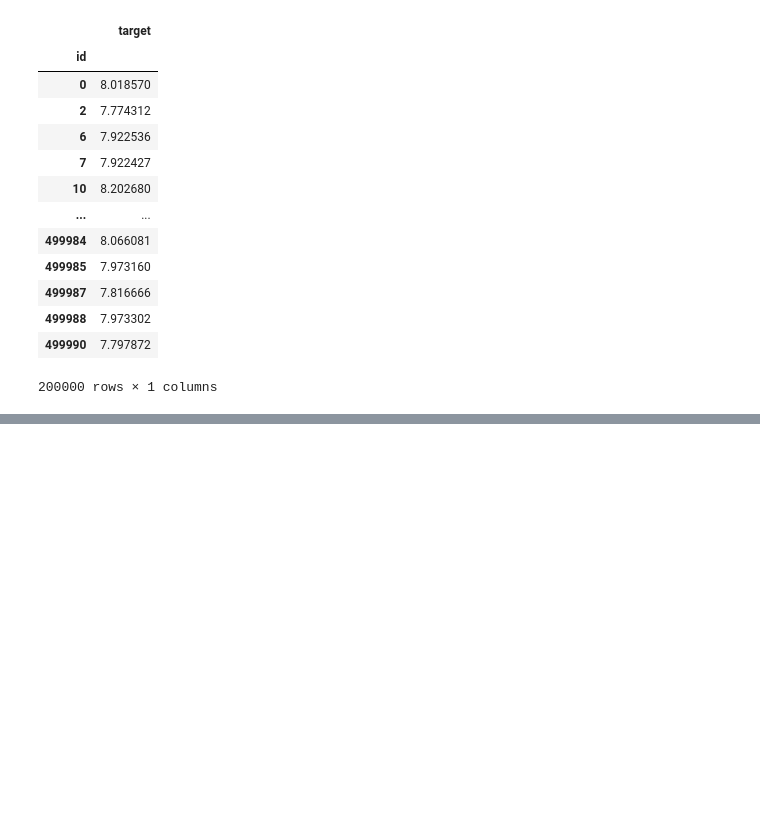
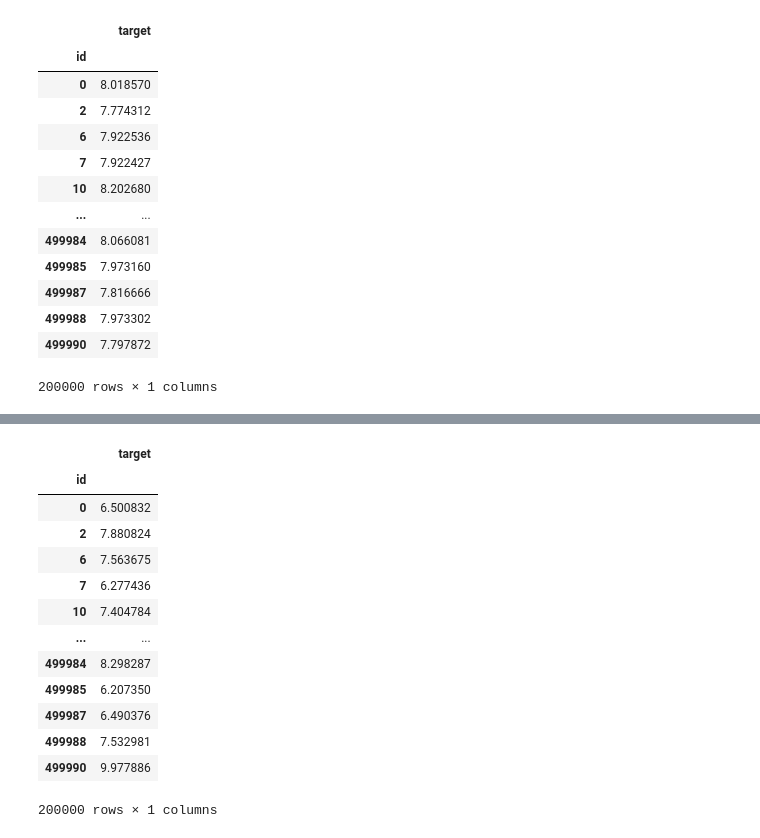
Before and after one commit to klegoff/kernel_regression, a Jupyter notebook: notebook.ipynb, the cells around one changed output, grey strips where cells are left out. Cells and saved outputs as stored; diff of their text form; code cells hidden in the pictures; blank space fills up the shorter version.

```diff
--- a/notebook.ipynb
+++ b/notebook.ipynb
@@ -268,0 +420,4 @@ make_kaggle_submission(Y_predict, id_list=test_id, file_name="submission3.csv")
+# %%
+alpha, C, pinv_W, landmarks = nyst_kern_ridg(X_train, Y_train, random_state=1970)
+# %%
+Y_predict = nyst_pred_ridg(X_test, alpha, C, pinv_W, landmarks)
@@ -268,0 +445,19 @@ make_kaggle_submission(Y_predict, id_list=test_id, file_name="submission3.csv")
+# %%
+make_kaggle_submission(Y_predict, id_list=test_id, file_name="submission_nys.csv")
+
+# Result of this submission (RMSE = 0.71995)
+# %% [output]
+|  | target |
+| id |  |
+| 0 | 6.500832 |
+| 2 | 7.880824 |
+| 6 | 7.563675 |
+| 7 | 6.277436 |
+| 10 | 7.404784 |
+| ... | ... |
+| 499984 | 8.298287 |
+| 499985 | 6.207350 |
+| 499987 | 6.490376 |
+| 499988 | 7.532981 |
+| 499990 | 9.977886 |
+200000 rows × 1 columns
```
Also changed, not shown: parts of 22 cells of this notebook.
